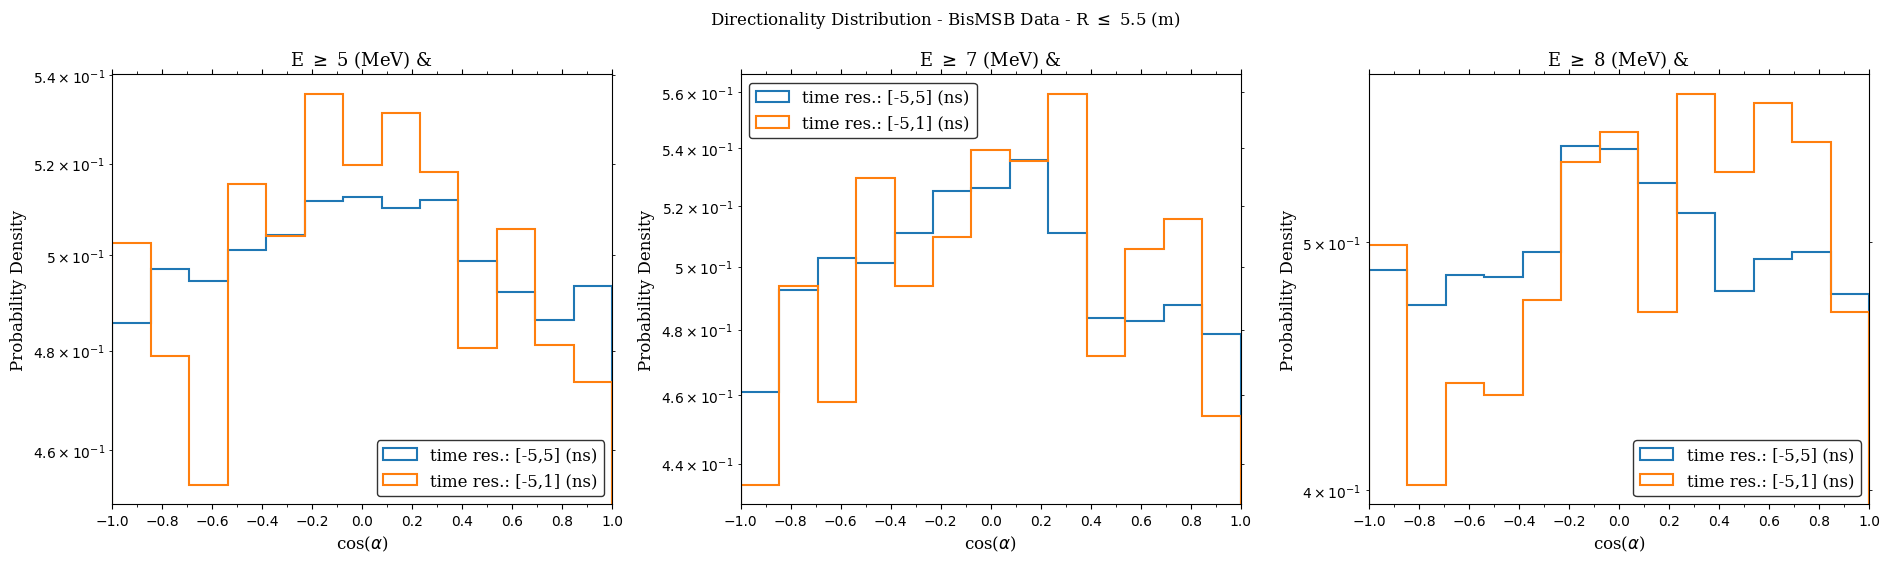
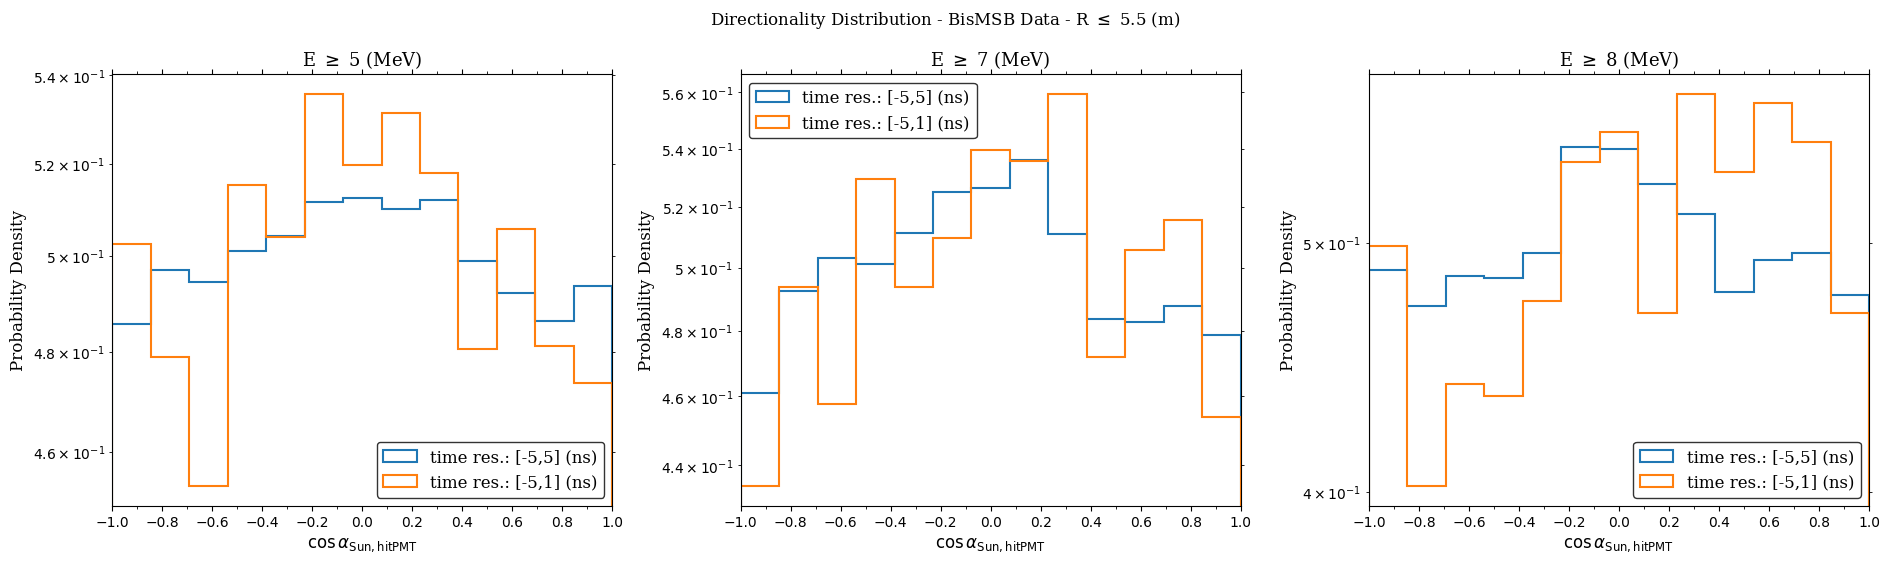
The change to this notebook cell's code, shown as a diff; its figure went from the first image to the second:
--- before
+++ after
@@ -19,7 +19,4 @@
         hist_data[en_cut_i][t_res_cut_i] += counts
 
-font_style_title = {'family':'serif', 'weight': 'normal','color':'black','size':13}
-font_style_axis= {'family':'serif', 'weight': 'normal','color':'black','size':12}
-font_prop = font_manager.FontProperties(family=font_style_axis['family'], weight=font_style_axis['weight'], size=font_style_axis['size'])
 
 fig, axes = plt.subplots(1, len(E_cut_list), figsize = (19, 5.7))
@@ -37,5 +34,7 @@
         
     ax.set_yscale('log')
-    ax.set_xlabel(r'cos($\alpha$)', fontdict = font_style_axis)
+    #ax.set_xlabel(r'cos($\widehat{\overrightarrow{\mathrm{Sun}}, \overrightarrow{\mathrm{hitPMT}}}$)', fontdict = font_style_axis)
+    #ax.set_xlabel(r'$\hat{u}_{\mathrm{Sun}} \cdot \hat{u}_{\mathrm{PMT}}$', fontdict=font_style_axis)
+    ax.set_xlabel(r'$\cos\alpha_{\mathrm{Sun, hitPMT}}$', fontdict=font_style_axis)
     ax.set_ylabel(r'Probability Density', fontdict = font_style_axis)
     ax.set_xlim(-1, 1)
@@ -53,8 +52,11 @@
     
     
-    ax.set_title(rf'E $\geq$ {en_cut_i} (MeV) & ', fontdict = font_style_title)
+    ax.set_title(rf'E $\geq$ {en_cut_i} (MeV)', fontdict = font_style_title)
 
 plt.suptitle(rf'Directionality Distribution - BisMSB Data - R $\leq$ 5.5 (m)', fontdict = font_style_title)
     
 plt.tight_layout()
+
+plt.savefig(save_path + f'Directionality_all_Ecuts_R_5.5_m.png', dpi=300, bbox_inches='tight')
+
 plt.show()

Commit: Updating analysis